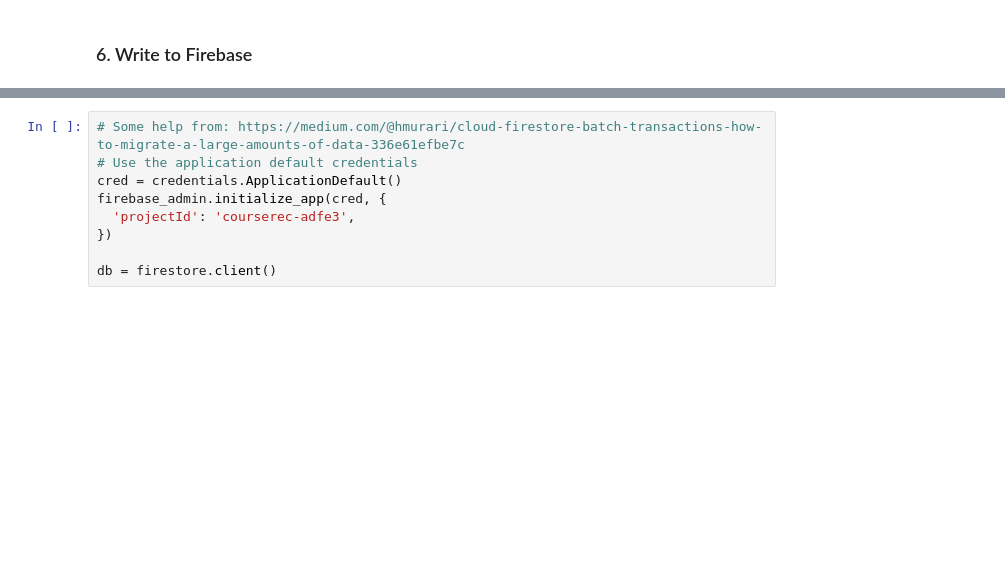
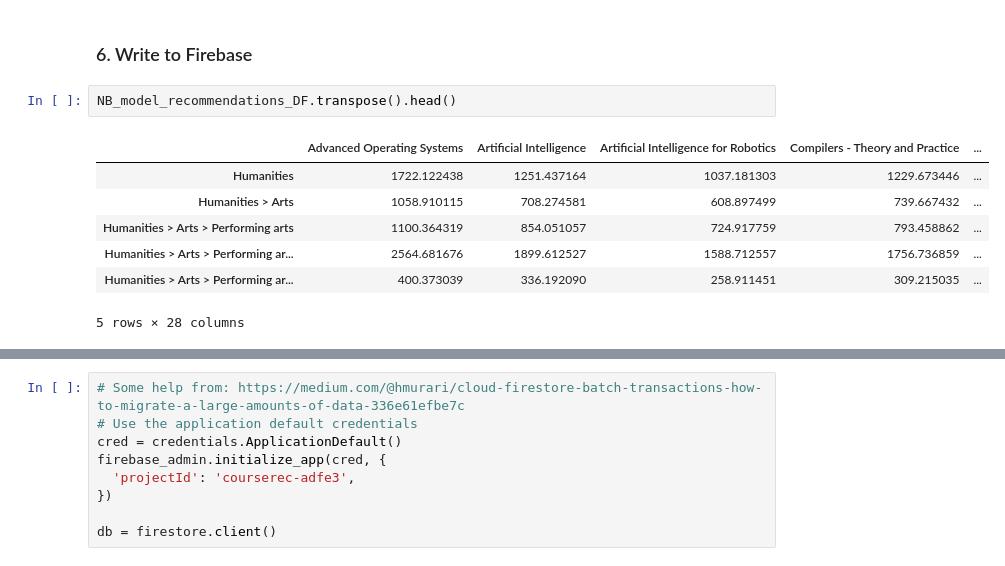
Before and after one commit to cesleem/CourseRec, a Jupyter notebook: notebook/modeling/2.3 - Modeling - content_based_model - Investigate the viability of the Mooney et al. text categorization ML approach.ipynb, the cells around one changed output, grey strips where cells are left out. Saved outputs shown, nothing was run; the diff lists cells and outputs as text; blank space fills up the shorter version.

```diff
--- a/notebook/modeling/2.3 - Modeling - content_based_model - Investigate the viability of the Mooney et al. text categorization ML approach.ipynb
+++ b/notebook/modeling/2.3 - Modeling - content_based_model - Investigate the viability of the Mooney et al. text categorization ML approach.ipynb
@@ -395,3 +396,13 @@ tempdf = NB_model_recommendations_DF.transpose().join(tempdf.set_index('page_pat
 | 28 | Intro to Health Informatics | Intro to Health Informatics | Intro to Health Informatics | Intro to Health Informatics | ... |
 # %% [markdown]
 ### 6. Write to Firebase
+# %%
+NB_model_recommendations_DF.transpose().head()
+# %% [output]
+|  | Advanced Operating Systems | Artificial Intelligence | Artificial Intelligence for Robotics | Compilers - Theory and Practice | ... |
+| Humanities | 1722.122438 | 1251.437164 | 1037.181303 | 1229.673446 | ... |
+| Humanities > Arts | 1058.910115 | 708.274581 | 608.897499 | 739.667432 | ... |
+| Humanities > Arts > Performing arts | 1100.364319 | 854.051057 | 724.917759 | 793.458862 | ... |
+| Humanities > Arts > Performing ar... | 2564.681676 | 1899.612527 | 1588.712557 | 1756.736859 | ... |
+| Humanities > Arts > Performing ar... | 400.373039 | 336.192090 | 258.911451 | 309.215035 | ... |
+5 rows × 28 columns
```
Also changed, not shown: parts of 3 cells of this notebook, 10 other files.
